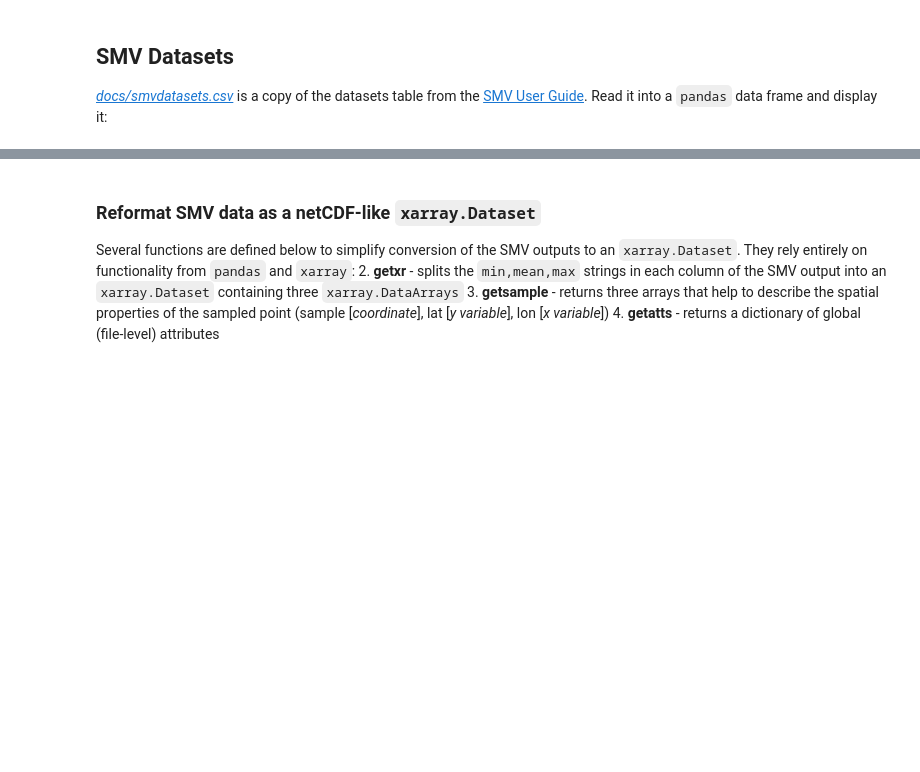
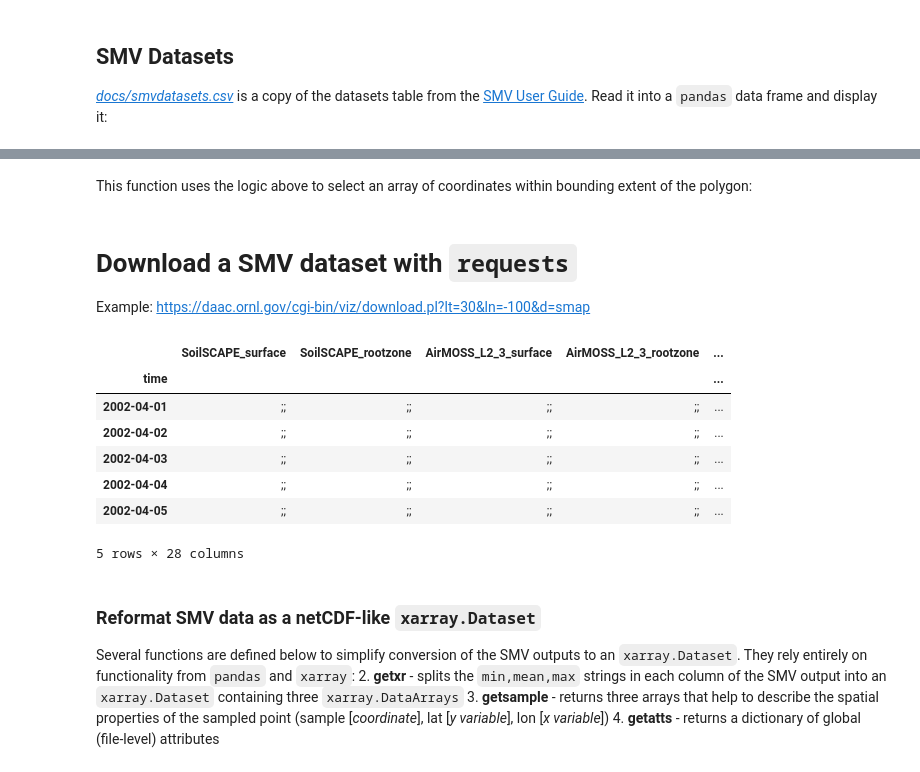
Before and after one commit to jjmcnelis/nasa_usfs_workshop, a Jupyter notebook: day3-tutorial.ipynb, the cells around one changed output, grey strips where cells are left out. Drawn from its saved outputs; the diff is of its cells as text; code cells hidden in the pictures; blank space fills up the shorter version.

```diff
--- a/day3-tutorial.ipynb
+++ b/day3-tutorial.ipynb
@@ -84,11 +63,0 @@ df = pd.read_csv(StringIO(r.text), header=4, index_col="time")
-# %%
-example_dataset = "sites/samples/daily-smap-ORNL-DAAC-PccIuo.txt"
-
-# the latitude and longitude are returned in the txt header; grab them:
-with open(example_dataset, "r") as f:
-    lat, lon = f.readlines()[2].split("Location: ")[1].strip().split(", ")
-
-# the data are in lines 4 -> end; read into pandas df; print first 10 rows
-df = pd.read_csv(example_dataset, header=4, index_col="time")
-df.index = pd.to_datetime(df.index)
-df.head(10)
@@ -118,0 +147,2 @@ def get_pandas(response_text):
+# %% [markdown]
+This function uses the logic above to select an array of coordinates within bounding extent of the polygon:
@@ -119,3 +164,45 @@ def get_pandas(response_text):
+# %% [markdown]
+# Download a SMV dataset with `requests`
+Example:
+https://daac.ornl.gov/cgi-bin/viz/download.pl?lt=30&ln=-100&d=smap
+# %%
+def txt_to_pd(response_text):
+    """Parses response.text to data frame with date index."""
+
+    f = StringIO(response_text)                      # get file from string
+    df = pd.read_csv(f, header=4, index_col="time")  # read to df
+    df.index = pd.to_datetime(df.index)              # convert index to dates
+    return(df)
+
+
+def split_pd(column):
+    """Splits column by ; and set all values to float, nan."""
+
+    df = column.str.split(";",n=2,expand=True) # split col by ;
+    n = [column.name+x for x in ["_mean","_min","_max"]]
+    df.columns = n                             # give names
+
+    for c in df:                               # loop over 3 cols
+        df[c].loc[df[c]==''] = np.nan          # set '' to nan
+        df[c] = df[c].astype(float)            # all to floa
+
+    return(df)
+
+
+url = f"https://daac.ornl.gov/cgi-bin/viz/download.pl?lt={30}&ln={-100}&d=smap"
+r = requests.get(url, cookies=dict(ORNL_DAAC_USER_NUM="10"))
+df = txt_to_pd(r.text)
+
+df.head(5)
+# %% [output]
+|  | SoilSCAPE_surface | SoilSCAPE_rootzone | AirMOSS_L2_3_surface | AirMOSS_L2_3_rootzone | ... |
+| time |  |  |  |  | ... |
+| 2002-04-01 | ;; | ;; | ;; | ;; | ... |
+| 2002-04-02 | ;; | ;; | ;; | ;; | ... |
+| 2002-04-03 | ;; | ;; | ;; | ;; | ... |
+| 2002-04-04 | ;; | ;; | ;; | ;; | ... |
+| 2002-04-05 | ;; | ;; | ;; | ;; | ... |
+5 rows × 28 columns
 # %% [markdown]
 ### Reformat SMV data as a netCDF-like `xarray.Dataset`
 Several functions are defined below to simplify conversion of the SMV outputs to an `xarray.Dataset`. They rely entirely on functionality from `pandas` and `xarray`:
```
Also changed, not shown: parts of 43 cells of this notebook, 2 other files.
